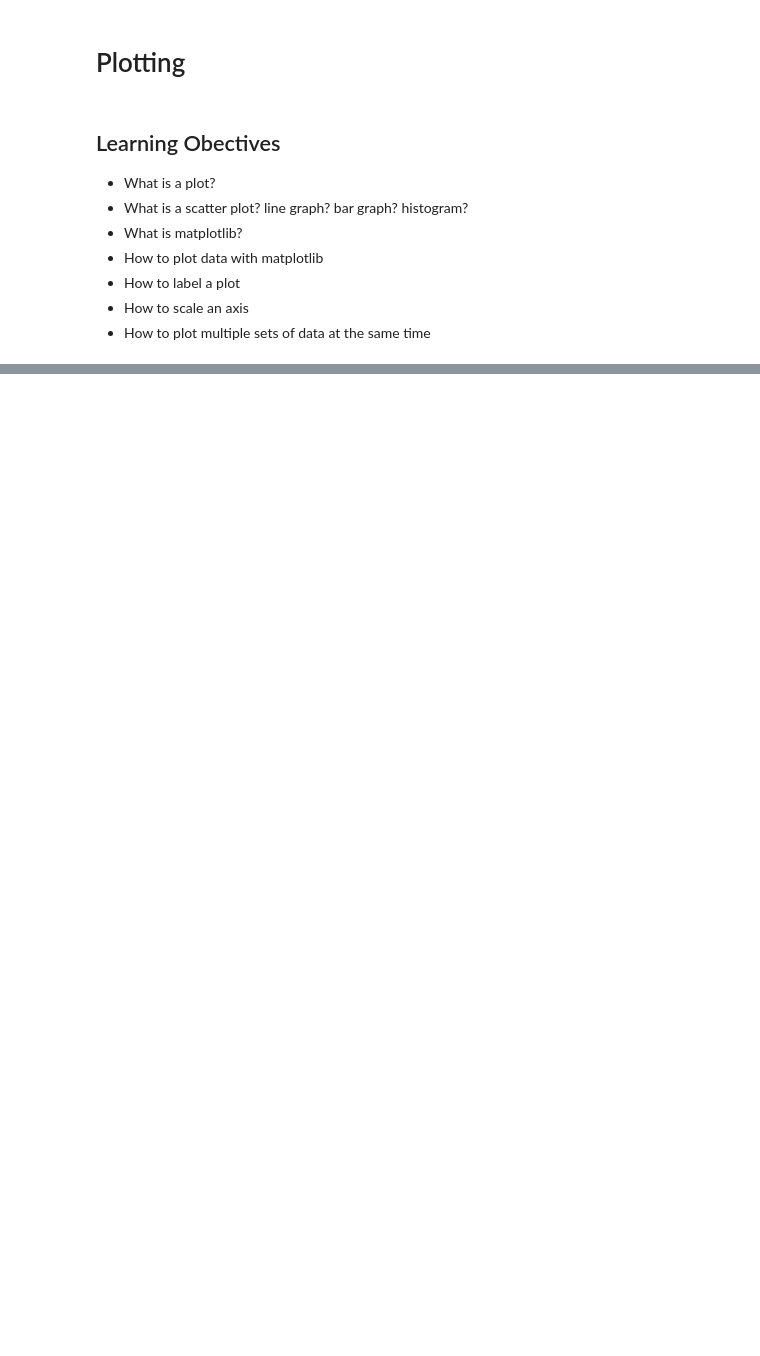
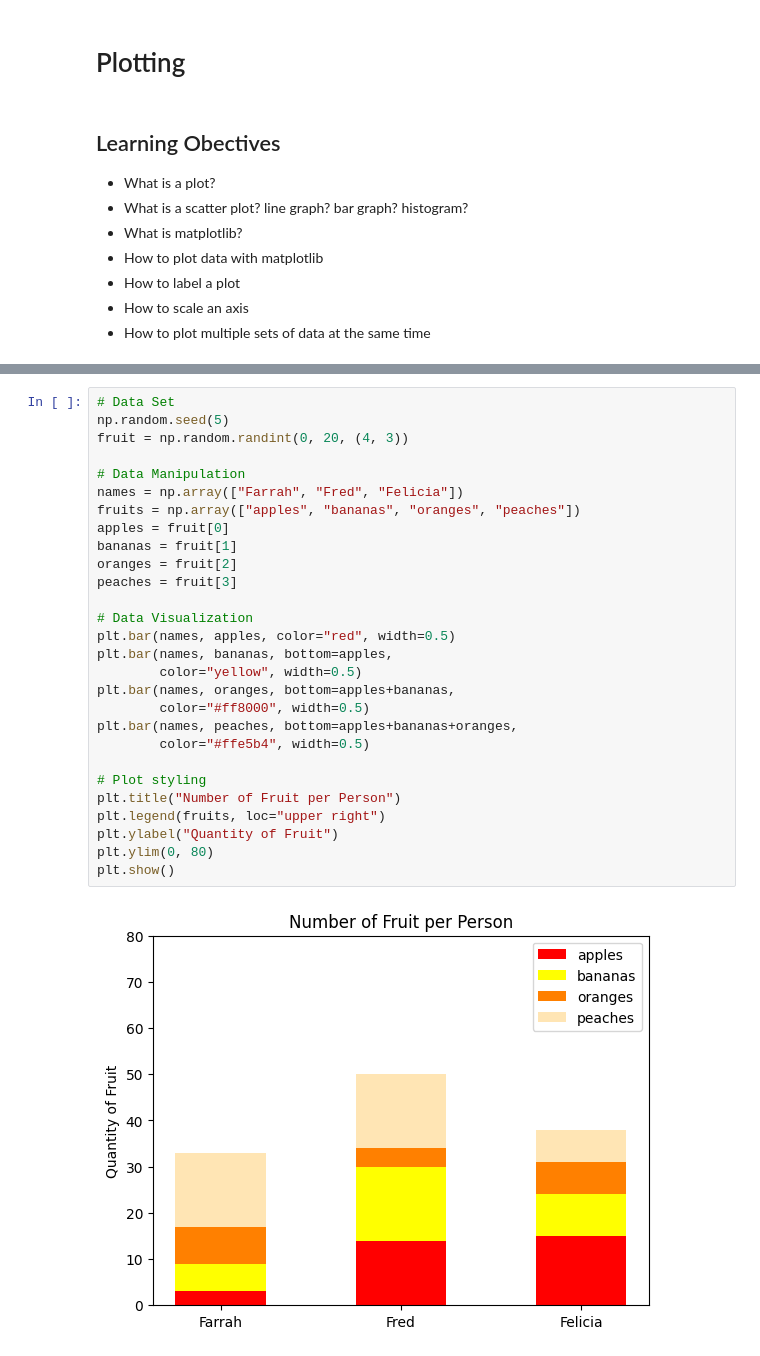
Before and after one commit to rvegarodz/holbertonschool-machine_learning, a Jupyter notebook: machinelearning-notes/plotting.ipynb, the cells around one changed output, grey strips where cells are left out. Cells and saved outputs as stored; diff of their text form; blank space fills up the shorter version.

```diff
--- a/machinelearning-notes/plotting.ipynb
+++ b/machinelearning-notes/plotting.ipynb
@@ -36,0 +76,30 @@ need to read more...
+# %%
+# Data Set
+np.random.seed(5)
+fruit = np.random.randint(0, 20, (4, 3))
+
+# Data Manipulation
+names = np.array(["Farrah", "Fred", "Felicia"])
+fruits = np.array(["apples", "bananas", "oranges", "peaches"])
+apples = fruit[0]
+bananas = fruit[1]
+oranges = fruit[2]
+peaches = fruit[3]
+
+# Data Visualization
+plt.bar(names, apples, color="red", width=0.5)
+plt.bar(names, bananas, bottom=apples,
+        color="yellow", width=0.5)
+plt.bar(names, oranges, bottom=apples+bananas,
+        color="#ff8000", width=0.5)
+plt.bar(names, peaches, bottom=apples+bananas+oranges,
+        color="#ffe5b4", width=0.5)
+
+# Plot styling
+plt.title("Number of Fruit per Person")
+plt.legend(fruits, loc="upper right")
+plt.ylabel("Quantity of Fruit")
+plt.ylim(0, 80)
+plt.show()
+# %% [output]
+[figure, added]
```
Also changed, not shown: parts of 10 cells of this notebook.
